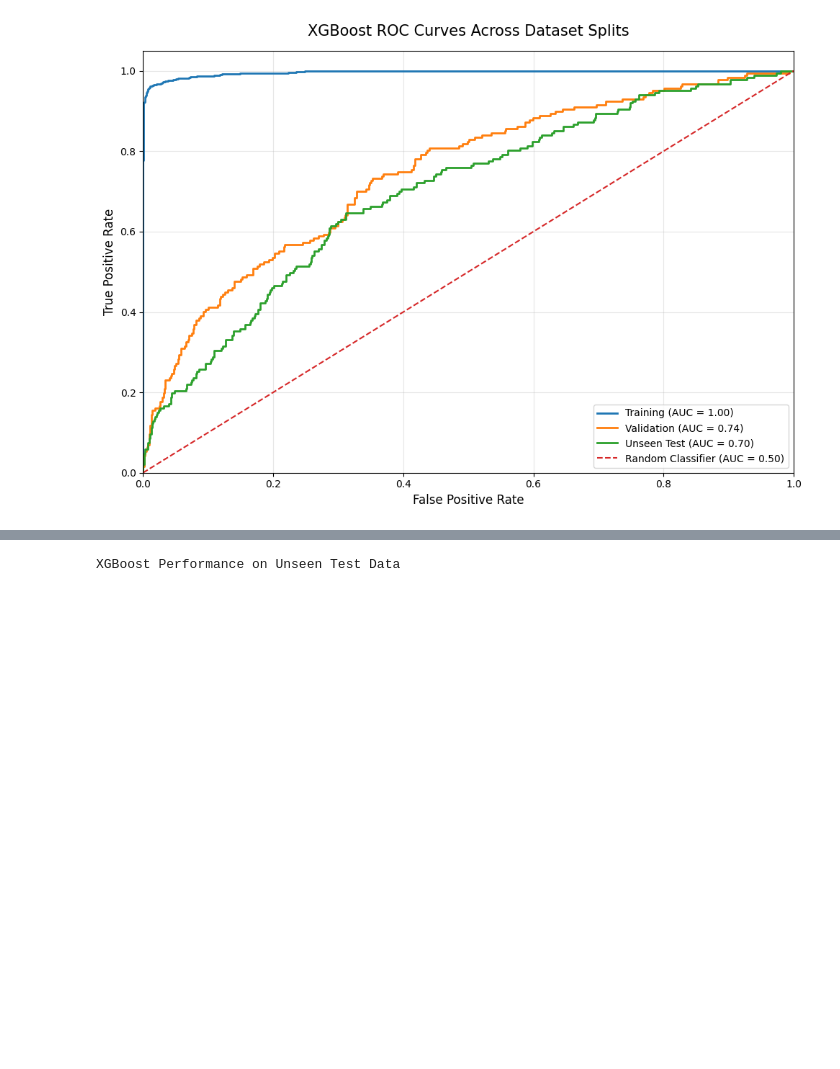
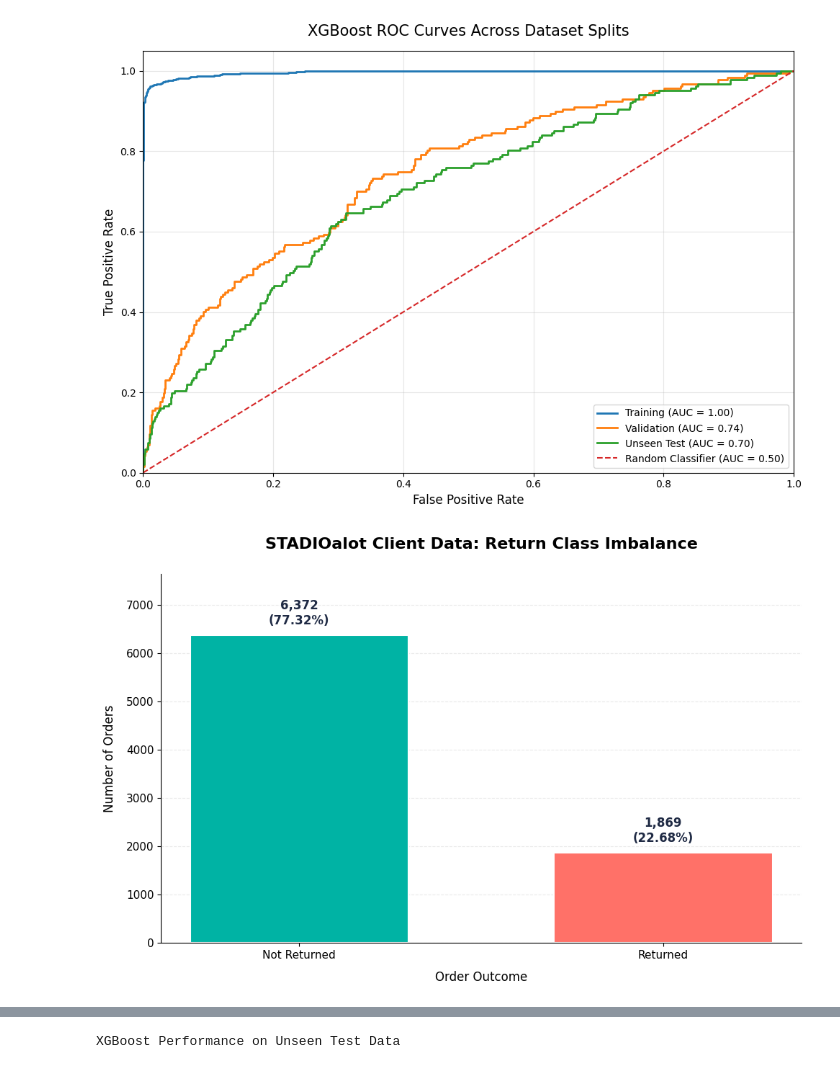
Before and after one commit to Payal942/Capstone-STADIOalot-Return-Prediction, a Jupyter notebook: notebooks/SS3_PartB.ipynb, the cells around one changed output, grey strips where cells are left out. Cells and saved outputs as stored; diff of their text form; code cells hidden in the pictures; blank space fills up the shorter version.

Commit message:
Add more visualisations to notebook

```diff
--- a/notebooks/SS3_PartB.ipynb
+++ b/notebooks/SS3_PartB.ipynb
@@ -2921,3 +2938,92 @@ plt.tight_layout()
 plt.show()
 # %% [output]
 [figure]
+# %%
+# ============================================================
+# 43. VISUALISATION 6
+# RETURN CLASS IMBALANCE
+# ============================================================
+
+import matplotlib.pyplot as plt
+
+class_labels = ["Not Returned", "Returned"]
+
+class_values = [
+    int(not_returned),
+    int(returned)
+]
+
+class_pct = [
+    class_percentages.get(0, 0),
+    class_percentages.get(1, 0)
+]
+
+# Create a larger figure
+fig_class, ax = plt.subplots(figsize=(10, 6.5))
+
+# Custom colours: teal and coral
+bar_colours = ["#00B3A4", "#FF7168"]
+
+bars = ax.bar(
+    class_labels,
+    class_values,
+    width=0.6,
+    color=bar_colours,
+    edgecolor="white",
+    linewidth=1.5
+)
+
+# Title and axis labels
+ax.set_title(
+    "STADIOalot Client Data: Return Class Imbalance",
+    fontsize=16,
+    fontweight="bold",
+    pad=25
+)
+
+ax.set_xlabel(
+    "Order Outcome",
+    fontsize=12,
+    labelpad=10
+)
+
+ax.set_ylabel(
+    "Number of Orders",
+    fontsize=12,
+    labelpad=10
+)
+
+# Add extra space above the tallest bar for labels
+max_value = max(class_values)
+ax.set_ylim(0, max_value * 1.20)
+
+# Display counts and percentages above each bar
+ax.bar_label(
+    bars,
+    labels=[
+        f"{count:,}\n({pct:.2f}%)"
+        for count, pct in zip(class_values, class_pct)
+    ],
+    padding=8,
+    fontsize=12,
+    fontweight="bold",
+    color="#1F2A44"
+)
+
+# Improve readability
+ax.grid(
+    axis="y",
+    linestyle="--",
+    alpha=0.25
+)
+
+ax.set_axisbelow(True)
+ax.spines["top"].set_visible(False)
+ax.spines["right"].set_visible(False)
+
+ax.tick_params(axis="both", labelsize=11)
+
+plt.tight_layout()
+plt.show()
+# %% [output]
+[figure, added]
```
Also changed, not shown: parts of 15 cells of this notebook, 13 other files.
